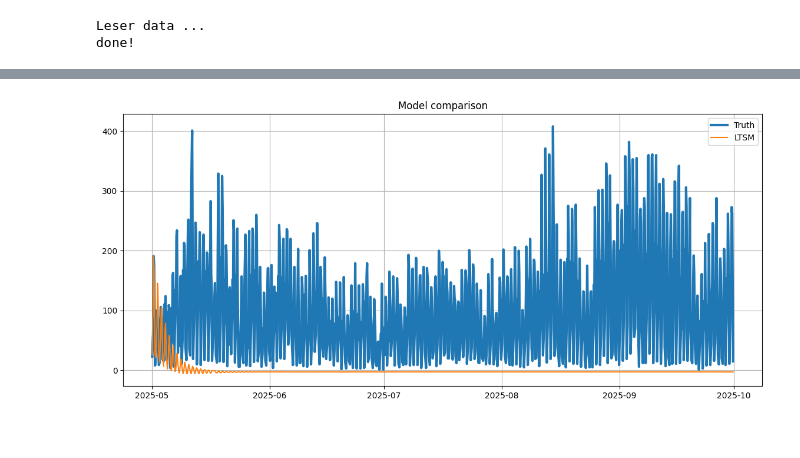
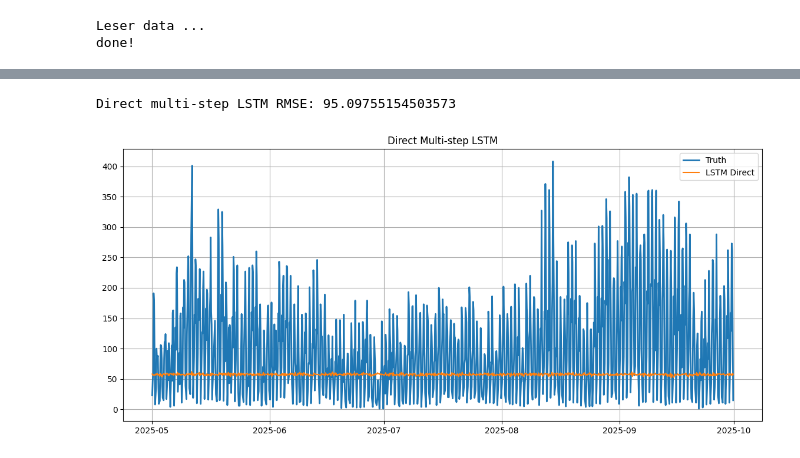
Before and after one commit to jensmorten/sykkelprofet, a Jupyter notebook: konkurranse/LTSM.ipynb, the cells around one changed output, grey strips where cells are left out. Cells and saved outputs as stored; diff of their text form; code cells hidden in the pictures.

```diff
--- a/konkurranse/LTSM.ipynb
+++ b/konkurranse/LTSM.ipynb
@@ -44,12 +145,12 @@ X_train = X_train.reshape((X_train.shape[0], X_train.shape[1], 1))
 # %%
-model_lstm = Sequential([
+#model_lstm = Sequential([
     #LSTM(100, activation='tanh',return_sequences=True, input_shape=(window, 1)),
-    #LSTM(75, activation='tanh',return_sequences=True, input_shape=(window, 1)),
-    #LSTM(50, activation='tanh',return_sequences=True, input_shape=(window, 1)),
-    LSTM(10, activation='tanh'),
-    Dense(1)
-])
+#    LSTM(75, activation='tanh',return_sequences=True, input_shape=(window, 1)),
+#    LSTM(50, activation='tanh',return_sequences=True, input_shape=(window, 1)),
+#    LSTM(10, activation='tanh'),
+#    Dense(1)
+#])
 
-model_lstm.compile(optimizer=keras.optimizers.Adam(learning_rate=0.05), loss='mse')
+#model_lstm.compile(optimizer=keras.optimizers.Adam(learning_rate=0.05), loss='mse')
 
-model_lstm.fit(X_train, y_train, epochs=10, batch_size=112, verbose=1)
+#model_lstm.fit(X_train, y_train, epochs=50, batch_size=112, verbose=1)
@@ -78,17 +157,10 @@ Epoch 10/10
 # %%
-history = scaled_train[-window:].flatten().tolist()
-predictions = []
+last_window = scaled_train[-window:]
+last_window = last_window.reshape((1, window, 1))
 
-for _ in range(len(test)):
-    x_input = np.array(history[-window:]).reshape((1, window, 1))
-    yhat = model_lstm.predict(x_input, verbose=0)
-    predictions.append(yhat[0,0])
-    history.append(yhat[0,0])
+multi_pred_scaled = model_lstm.predict(last_window)
 
-# Skaler tilbake
-lstm_pred = scaler.inverse_transform(np.array(predictions).reshape(-1,1)).flatten()
-
-rmse_lstm = mean_squared_error(test_truth["y"].values, lstm_pred)
-
-print("LSTM RMSE:", rmse_lstm)
+multi_pred = scaler.inverse_transform(
+    multi_pred_scaled.reshape(-1,1)
+).flatten()
 # %% [output]
@@ -96,12 +168,25 @@ LSTM RMSE: 18539.097380691397
+# %%
+from sklearn.metrics import mean_squared_error
+
+rmse_lstm = mean_squared_error(
+    test_truth["y"].values,
+    multi_pred,
+    squared=False
+)
+
+print("Direct multi-step LSTM RMSE:", rmse_lstm)
+# %% [output]
+Direct multi-step LSTM RMSE: 95.09755154503573
 # %%
+import matplotlib.pyplot as plt
+
 plt.figure(figsize=(14,6))
+plt.plot(test_truth["ds"], test_truth["y"], label="Truth", linewidth=2)
+plt.plot(test_truth["ds"], multi_pred, label="LSTM Direct")
 
-plt.plot(test["ds"], test_truth["y"], label="Truth", linewidth=3)
-plt.plot(test["ds"], lstm_pred, label="LTSM")
-
-plt.title("Model comparison")
 plt.legend()
 plt.grid(True)
+plt.title("Direct Multi-step LSTM")
 plt.show()
 # %% [output]
-[figure, old version]
+[figure, new version]
```
Also changed, not shown: parts of 9 cells of this notebook, 1 other file.
